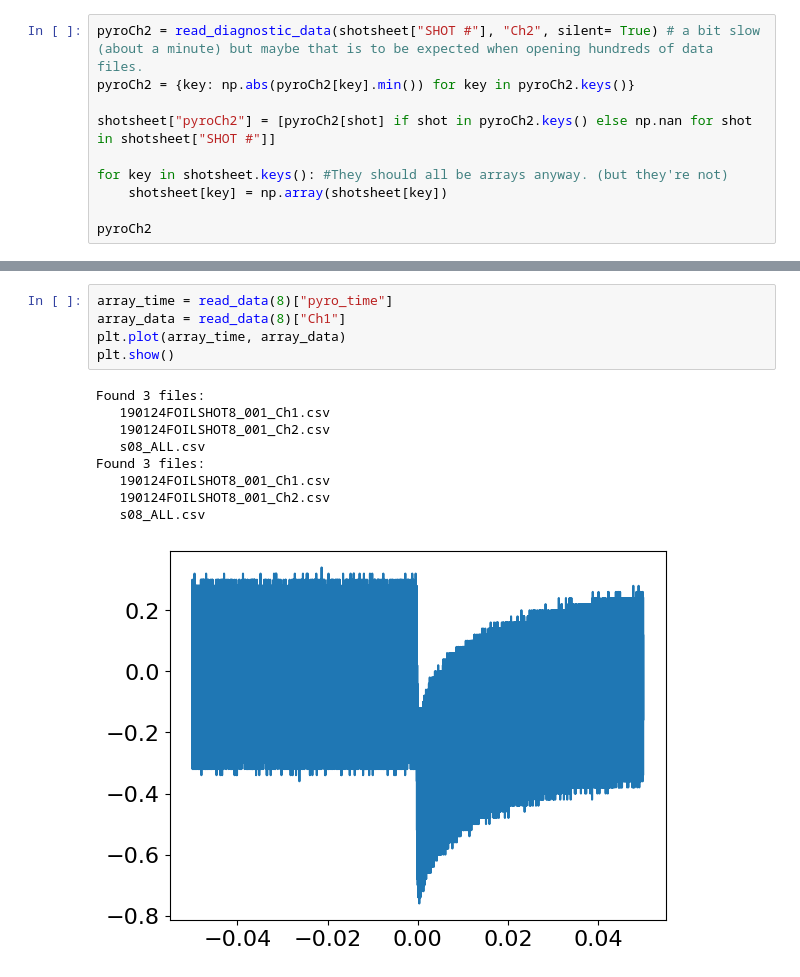
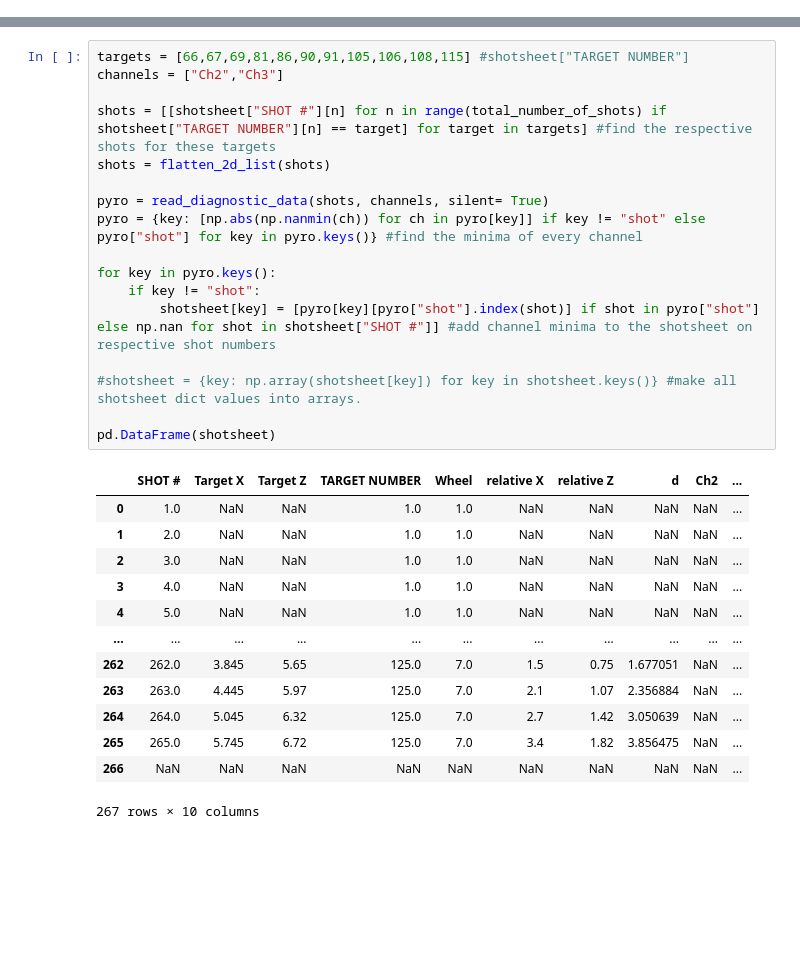
Before and after one commit to Jammi-Dodgers/celia_analysis, a Jupyter notebook: CELIA_ANALYSIS.ipynb, the cells around one changed output, grey strips where cells are left out. Saved outputs shown, nothing was run; the diff lists cells and outputs as text; blank space fills up the shorter version.

Commit message:
added rolling average and now works with multiple channels

```diff
--- a/CELIA_ANALYSIS.ipynb
+++ b/CELIA_ANALYSIS.ipynb
@@ -249,11 +137 @@ pd.DataFrame(shotsheet)
 267 rows × 8 columns
-# %%
-pyroCh2 = read_diagnostic_data(shotsheet["SHOT #"], "Ch2", silent= True) # a bit slow (about a minute) but maybe that is to be expected when opening hundreds of data files.
-pyroCh2 = {key: np.abs(pyroCh2[key].min()) for key in pyroCh2.keys()}
-
-shotsheet["pyroCh2"] = [pyroCh2[shot] if shot in pyroCh2.keys() else np.nan for shot in shotsheet["SHOT #"]]
-
-for key in shotsheet.keys(): #They should all be arrays anyway. (but they're not)
-    shotsheet[key] = np.array(shotsheet[key])
-
-pyroCh2
@@ -422,15 +138,31 @@ plt.show()
-# %%
-array_time = read_data(8)["pyro_time"]
-array_data = read_data(8)["Ch1"]
-plt.plot(array_time, array_data)
-plt.show()
-# %% [output]
-Found 3 files:
-   190124FOILSHOT8_001_Ch1.csv
-   190124FOILSHOT8_001_Ch2.csv
-   s08_ALL.csv
-Found 3 files:
-   190124FOILSHOT8_001_Ch1.csv
-   190124FOILSHOT8_001_Ch2.csv
-   s08_ALL.csv
-[figure, removed]
+# %%
+targets = [66,67,69,81,86,90,91,105,106,108,115] #shotsheet["TARGET NUMBER"]
+channels = ["Ch2","Ch3"]
+
+shots = [[shotsheet["SHOT #"][n] for n in range(total_number_of_shots) if shotsheet["TARGET NUMBER"][n] == target] for target in targets] #find the respective shots for these targets
+shots = flatten_2d_list(shots)
+
+pyro = read_diagnostic_data(shots, channels, silent= True)
+pyro = {key: [np.abs(np.nanmin(ch)) for ch in pyro[key]] if key != "shot" else pyro["shot"] for key in pyro.keys()} #find the minima of every channel
+
+for key in pyro.keys():
+    if key != "shot":
+        shotsheet[key] = [pyro[key][pyro["shot"].index(shot)] if shot in pyro["shot"] else np.nan for shot in shotsheet["SHOT #"]] #add channel minima to the shotsheet on respective shot numbers
+
+#shotsheet = {key: np.array(shotsheet[key]) for key in shotsheet.keys()} #make all shotsheet dict values into arrays.
+
+pd.DataFrame(shotsheet)
+# %% [output]
+|  | SHOT # | Target X | Target Z | TARGET NUMBER | Wheel | relative X | relative Z | d | Ch2 | ... |
+| 0 | 1.0 | NaN | NaN | 1.0 | 1.0 | NaN | NaN | NaN | NaN | ... |
+| 1 | 2.0 | NaN | NaN | 1.0 | 1.0 | NaN | NaN | NaN | NaN | ... |
+| 2 | 3.0 | NaN | NaN | 1.0 | 1.0 | NaN | NaN | NaN | NaN | ... |
+| 3 | 4.0 | NaN | NaN | 1.0 | 1.0 | NaN | NaN | NaN | NaN | ... |
+| 4 | 5.0 | NaN | NaN | 1.0 | 1.0 | NaN | NaN | NaN | NaN | ... |
+| ... | ... | ... | ... | ... | ... | ... | ... | ... | ... | ... |
+| 262 | 262.0 | 3.845 | 5.65 | 125.0 | 7.0 | 1.5 | 0.75 | 1.677051 | NaN | ... |
+| 263 | 263.0 | 4.445 | 5.97 | 125.0 | 7.0 | 2.1 | 1.07 | 2.356884 | NaN | ... |
+| 264 | 264.0 | 5.045 | 6.32 | 125.0 | 7.0 | 2.7 | 1.42 | 3.050639 | NaN | ... |
+| 265 | 265.0 | 5.745 | 6.72 | 125.0 | 7.0 | 3.4 | 1.82 | 3.856475 | NaN | ... |
+| 266 | NaN | NaN | NaN | NaN | NaN | NaN | NaN | NaN | NaN | ... |
+267 rows × 10 columns
```
Also changed, not shown: parts of 25 cells of this notebook.
